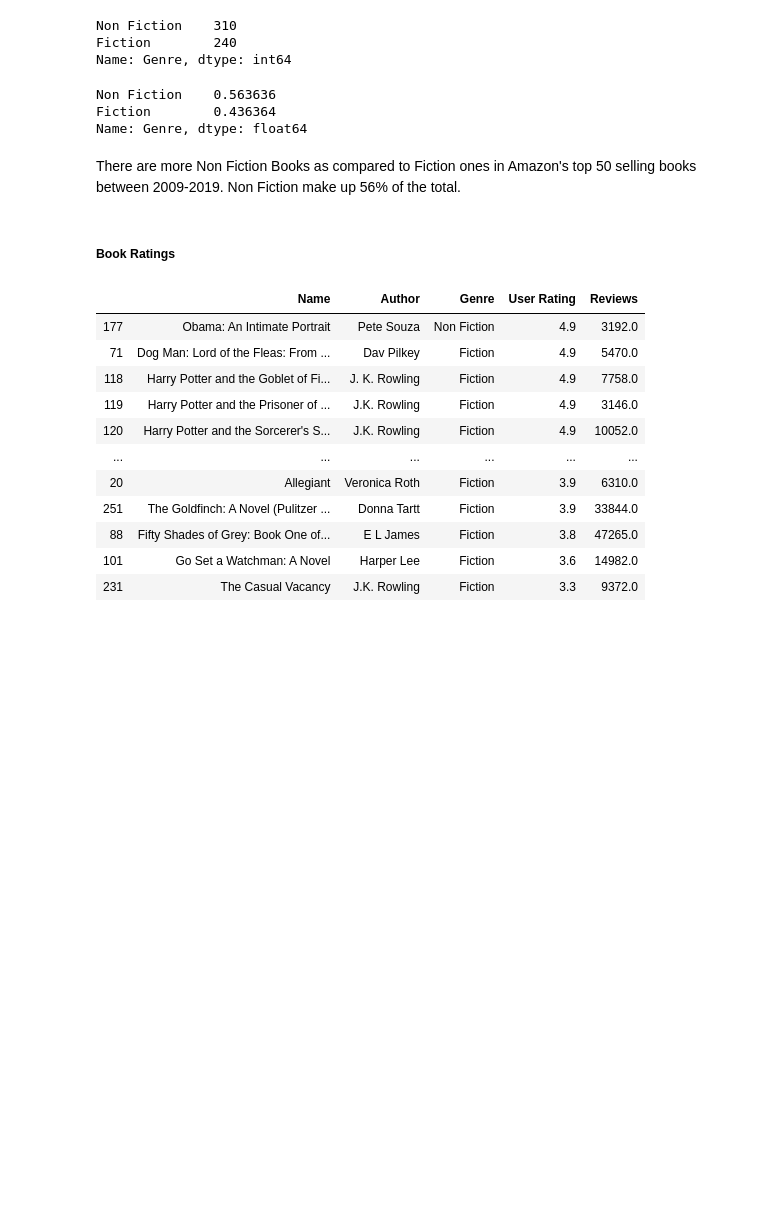
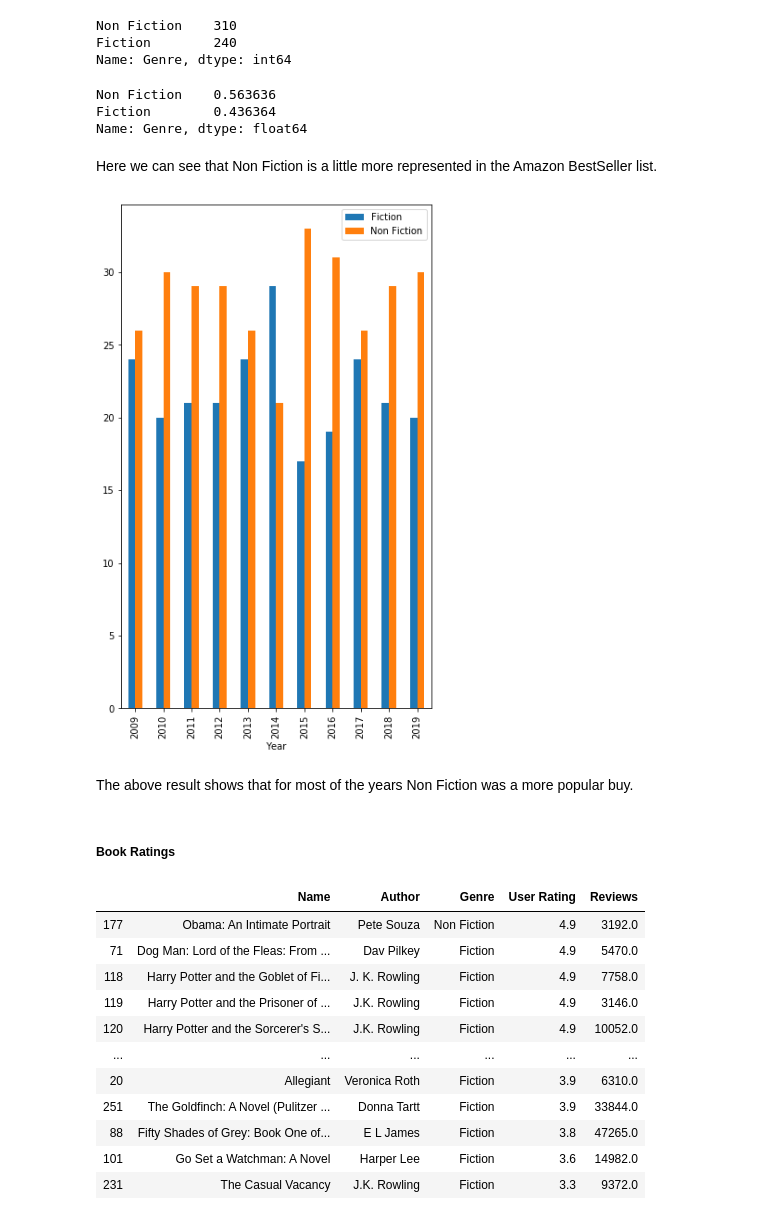
Before and after one commit to AnuinChicago/Amazon_top50_books, a Jupyter notebook: Amazon.ipynb, the cells around one changed output. Saved outputs shown, nothing was run; the diff lists cells and outputs as text; code cells hidden in the pictures; blank space fills up the shorter version.

```diff
--- a/Amazon.ipynb
+++ b/Amazon.ipynb
@@ -75,8 +91,17 @@ df['Genre'].value_counts(normalize=True)
 Non Fiction    0.563636
 Fiction        0.436364
 Name: Genre, dtype: float64
-# %% [markdown]
-There are more Non Fiction Books as compared to Fiction ones in Amazon's top 50 selling books between 2009-2019. Non Fiction make up 56% of the total.
+# %% [markdown]
+Here we can see that Non Fiction is a little more represented in the Amazon BestSeller list.
+# %%
+df_genre=df.groupby('Year').Genre.value_counts().unstack()
+df_genre.plot(kind='bar', figsize=(6,10))
+plt.legend()
+plt.show()
+# %% [output]
+[figure, added]
+# %% [markdown]
+The above result shows that for most of the years Non Fiction was a more popular buy.
 # %% [markdown]
 ##### Book Ratings
 # %%
```
Also changed, not shown: parts of 16 cells of this notebook, 1 other file.
